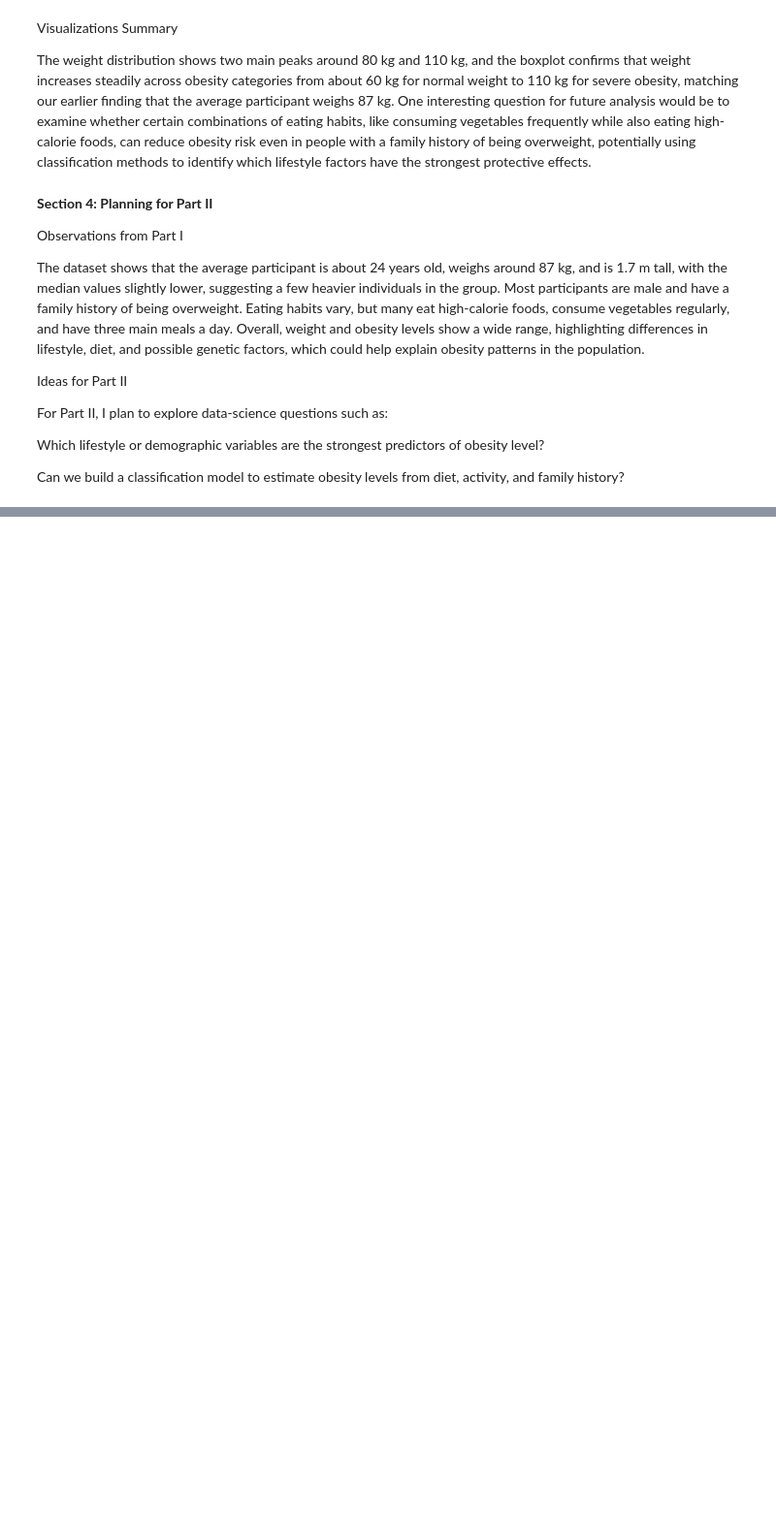
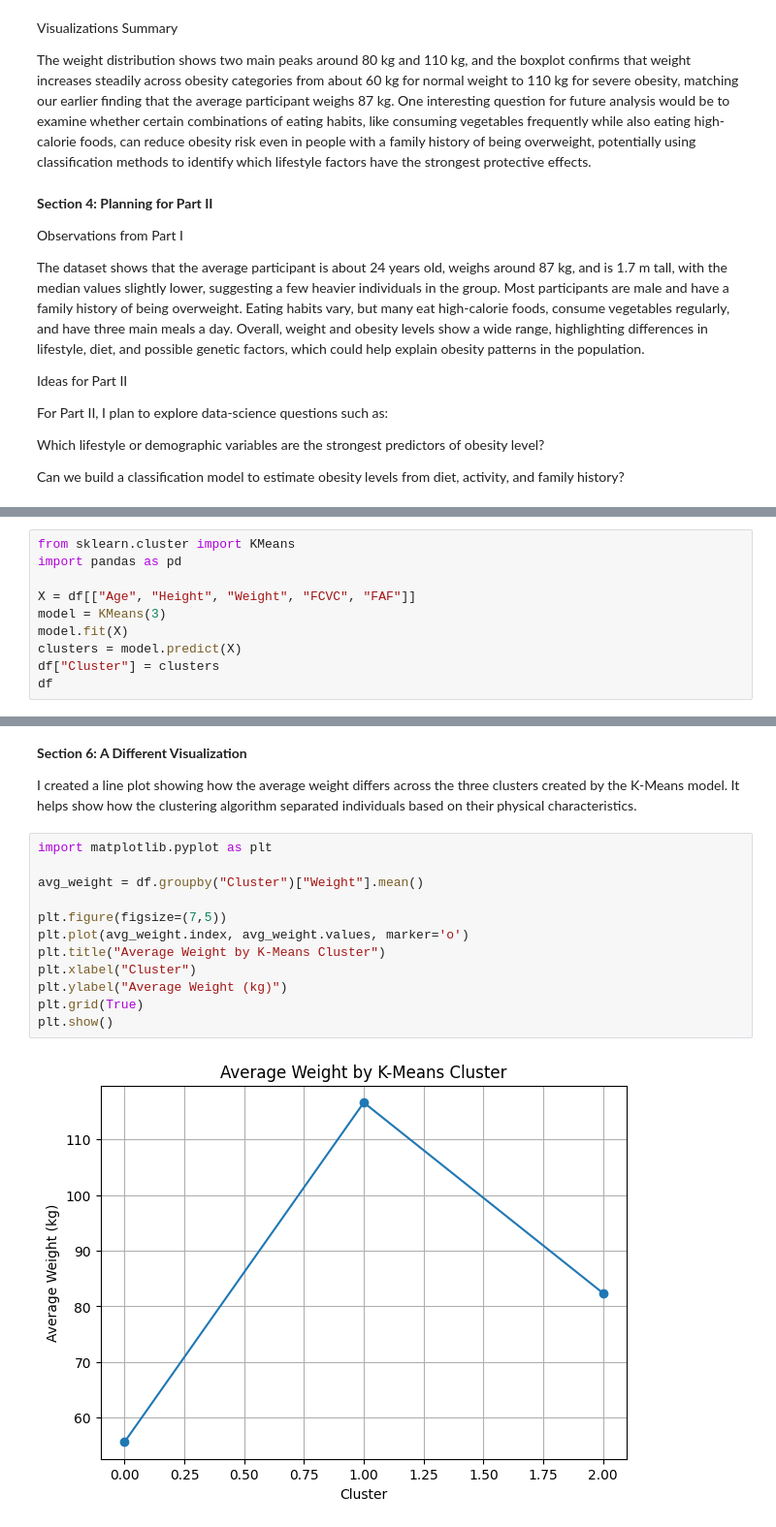
Before and after one commit to saiaashish2007/Personal-Projects, a Jupyter notebook: project2.ipynb, the cells around one changed output, grey strips where cells are left out. Shown at 97% size. Saved outputs shown, nothing was run; the diff lists cells and outputs as text; blank space fills up the shorter version.

```diff
--- a/project2.ipynb
+++ b/project2.ipynb
@@ -271,0 +284,10 @@ Can we build a classification model to estimate obesity levels from diet, activi
+# %%
+from sklearn.cluster import KMeans
+import pandas as pd
+
+X = df[["Age", "Height", "Weight", "FCVC", "FAF"]]
+model = KMeans(3)
+model.fit(X)
+clusters = model.predict(X)
+df["Cluster"] = clusters
+df
@@ -271,0 +308,18 @@ Can we build a classification model to estimate obesity levels from diet, activi
+# %% [markdown]
+**Section 6: A Different Visualization**
+
+I created a line plot showing how the average weight differs across the three clusters created by the K-Means model. It helps show how the clustering algorithm separated individuals based on their physical characteristics.
+# %%
+import matplotlib.pyplot as plt
+
+avg_weight = df.groupby("Cluster")["Weight"].mean()
+
+plt.figure(figsize=(7,5))
+plt.plot(avg_weight.index, avg_weight.values, marker='o')
+plt.title("Average Weight by K-Means Cluster")
+plt.xlabel("Cluster")
+plt.ylabel("Average Weight (kg)")
+plt.grid(True)
+plt.show()
+# %% [output]
+[figure, added]
```
Also changed, not shown: parts of 4 cells of this notebook.
